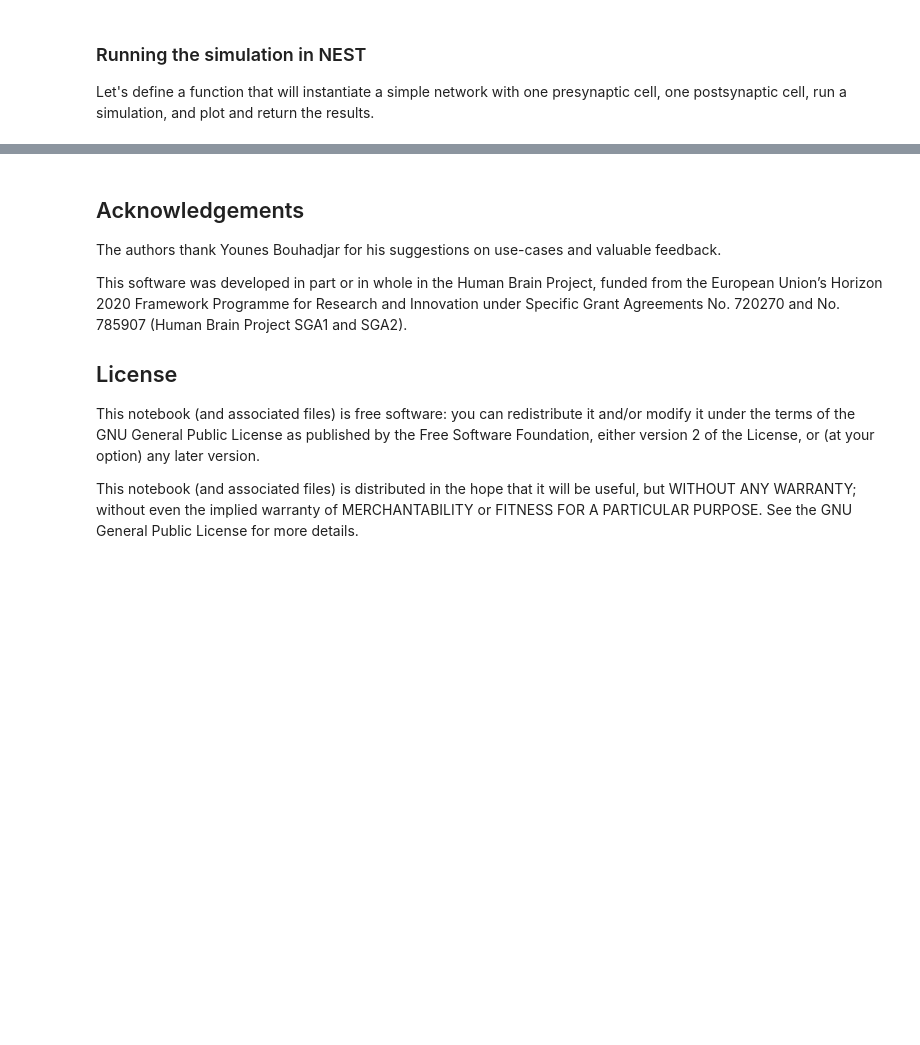
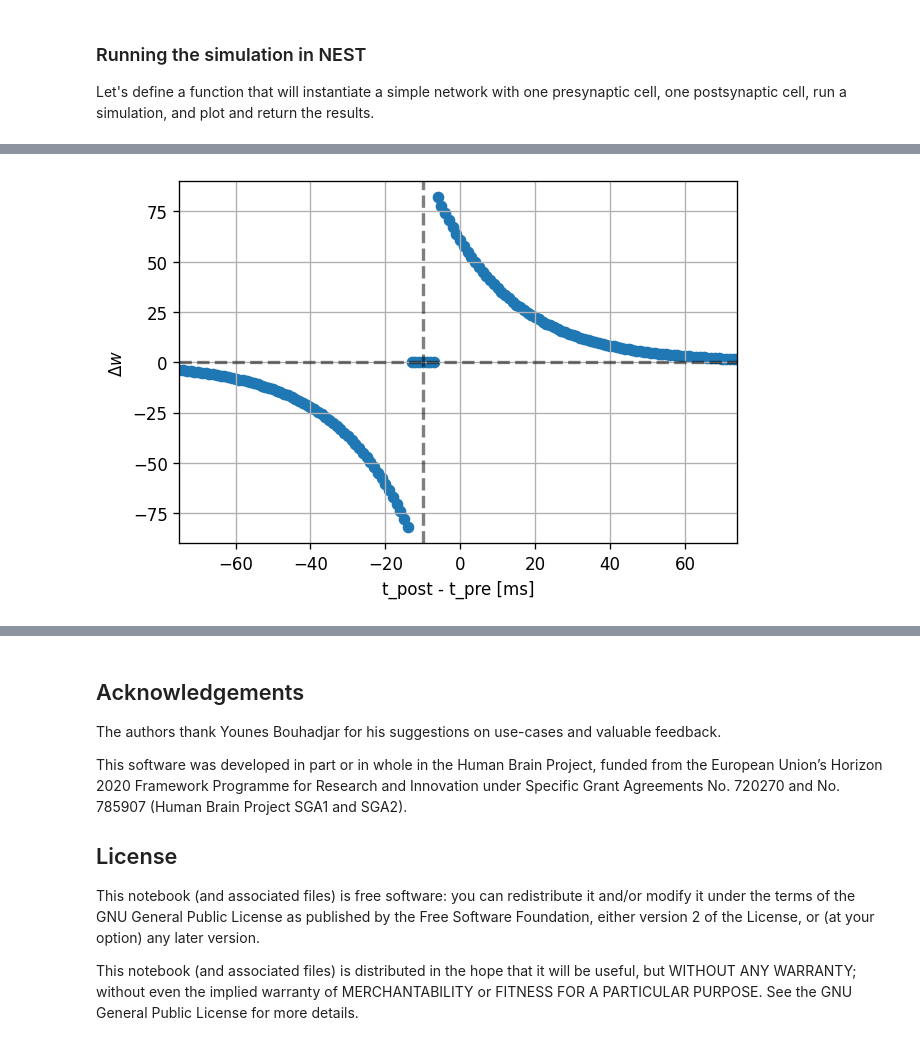
Before and after one commit to clinssen/OCNS-2024-NEST-workshop, a Jupyter notebook: materials/nestml/stdp_windows.ipynb, the cells around one changed output, grey strips where cells are left out. Saved outputs shown, nothing was run; the diff lists cells and outputs as text; code cells hidden in the pictures; blank space fills up the shorter version.

```diff
--- a/materials/nestml/stdp_windows.ipynb
+++ b/materials/nestml/stdp_windows.ipynb
@@ -599,0 +746,6 @@ Further directions
+# %%
+dt_vec, dw_vec, delay = stdp_window(neuron_model_name="iaf_psc_delta_nestml__with_stdp_windowed_nestml",
+                             synapse_model_name="stdp_windowed_nestml__with_iaf_psc_delta_nestml")
+plot_stdp_window(dt_vec, dw_vec, delay)
+# %% [output]
+[figure, added]
```
Also changed, not shown: parts of 20 cells of this notebook.
